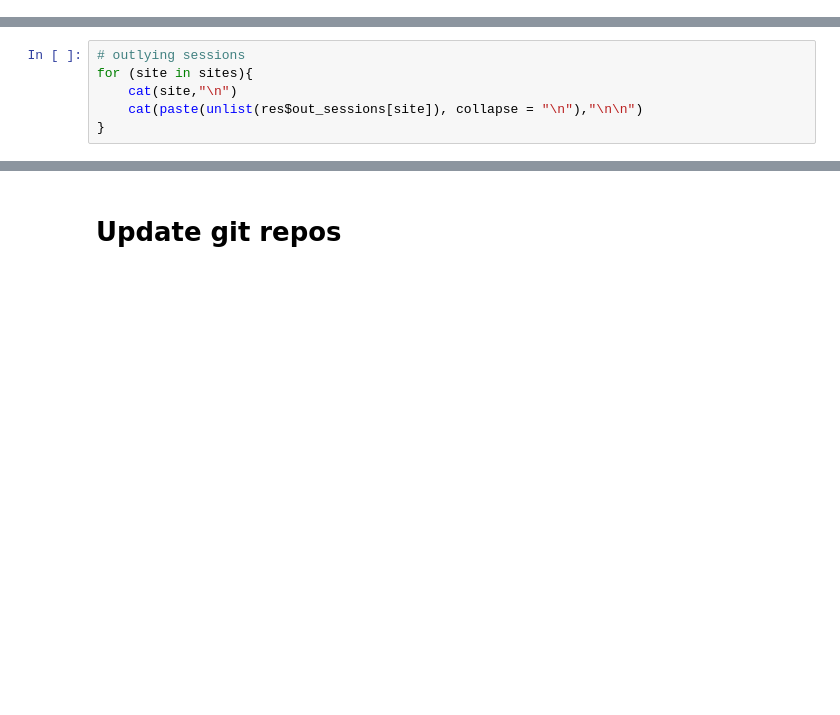
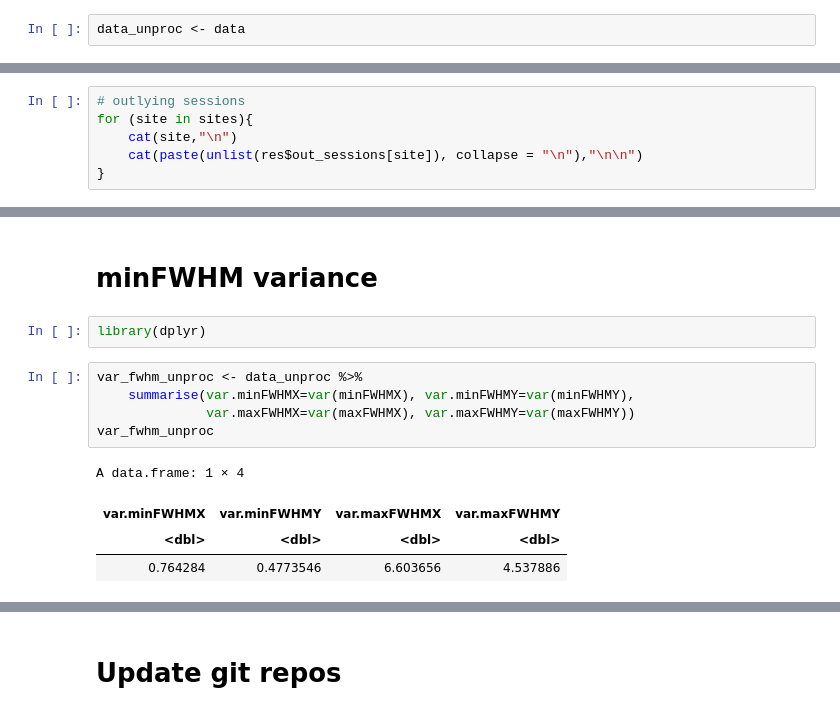
Before and after one commit to araskay/phantomQA, a Jupyter notebook: PhantomQA_analysis.ipynb, the cells around one changed output, grey strips where cells are left out. Saved outputs shown, nothing was run; the diff lists cells and outputs as text; blank space fills up the shorter version.

```diff
--- a/PhantomQA_analysis.ipynb
+++ b/PhantomQA_analysis.ipynb
@@ -192 +213,3 @@ Warning message:
 ... (5 outputs left out)
+# %%
+data_unproc <- data
@@ -432,0 +858,14 @@ for (site in sites){
+# %% [markdown]
+# minFWHM variance
+# %%
+library(dplyr)
+# %%
+var_fwhm_unproc <- data_unproc %>%
+    summarise(var.minFWHMX=var(minFWHMX), var.minFWHMY=var(minFWHMY),
+              var.maxFWHMX=var(maxFWHMX), var.maxFWHMY=var(maxFWHMY))
+var_fwhm_unproc
+# %% [output]
+A data.frame: 1 × 4
+| var.minFWHMX | var.minFWHMY | var.maxFWHMX | var.maxFWHMY |
+| <dbl> | <dbl> | <dbl> | <dbl> |
+| 0.764284 | 0.4773546 | 6.603656 | 4.537886 |
```
Also changed, not shown: parts of 38 cells of this notebook.
